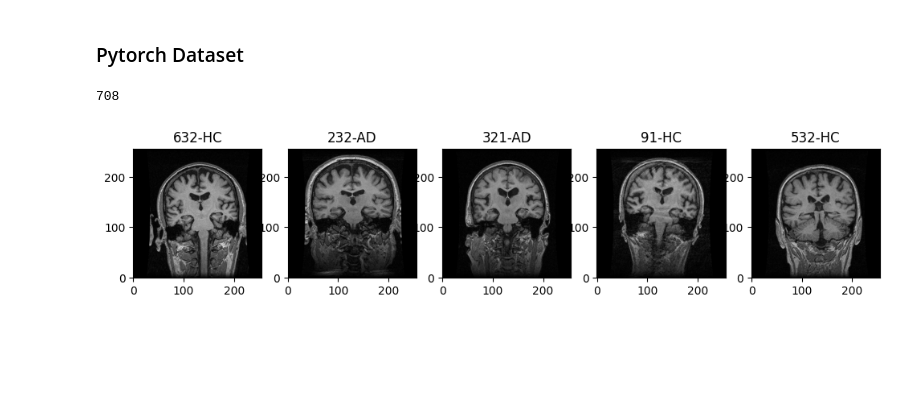
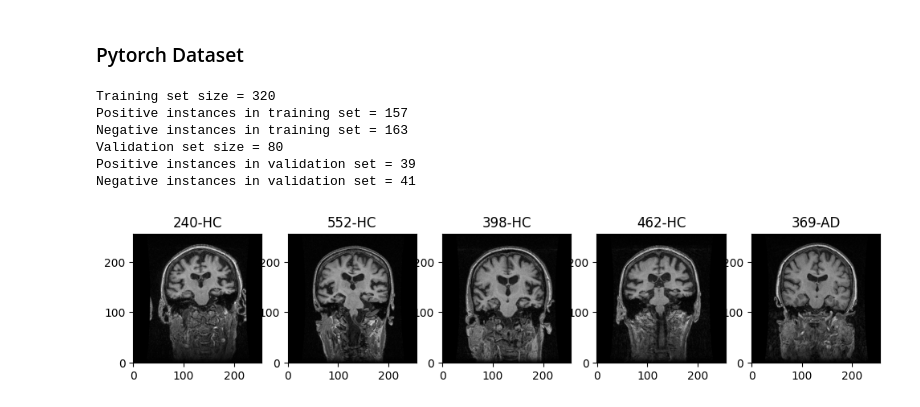
Before and after one commit to KnightTec/mlmi-project, a Jupyter notebook: miriad.ipynb, the cells around one changed output. Drawn from its saved outputs; the diff is of its cells as text; code cells hidden in the pictures; blank space fills up the shorter version.

Commit message:
Fix class imblance in miriad

```diff
--- a/miriad.ipynb
+++ b/miriad.ipynb
@@ -67,23 +43,48 @@ miriad_dataset = MiriadDataset(root="data/miriad")
-# %%
-len(miriad_dataset)
-# %% [output]
-708
+# %%
+from miriad import MiriadDataset
+
+miriad_train_dataset = MiriadDataset(root="data/miriad", train=True)
+miriad_val_dataset = MiriadDataset(root="data/miriad", train=False)
+
+print(f"Training set size = {len(miriad_train_dataset)}")
+positive_class_count = 0
+negative_class_count = 0
+for mri, label in miriad_train_dataset:
+    positive_class_count += label
+    negative_class_count += 1 - label
+print(f"Positive instances in training set = {positive_class_count}")
+print(f"Negative instances in training set = {negative_class_count}")
+print(f"Validation set size = {len(miriad_val_dataset)}")
+positive_class_count = 0
+negative_class_count = 0
+for mri, label in miriad_val_dataset:
+    positive_class_count += label
+    negative_class_count += 1 - label
+print(f"Positive instances in validation set = {positive_class_count}")
+print(f"Negative instances in validation set = {negative_class_count}")
+# %% [output]
+Training set size = 320
+Positive instances in training set = 157
+Negative instances in training set = 163
+Validation set size = 80
+Positive instances in validation set = 39
+Negative instances in validation set = 41
 # %%
 import random
 
 plt.figure(figsize=(12, 6))
 
 labels = ["AD", "HC"]
 
-indices = random.sample(range(0, len(miriad_dataset)), 5)
+indices = random.sample(range(0, len(miriad_train_dataset)), 5)
 for i, sample_index in enumerate(indices):
-    sample_data, sample_label = miriad_dataset[sample_index]  # Get the i-th sample and its label
+    sample_data, sample_label = miriad_train_dataset[sample_index]  # Get the i-th sample and its label
     mri_sample_slice = sample_data[:, :, 64]
 
     plt.subplot(1, 5, i+1)  # Create a subplot for each sample
     plt.imshow(mri_sample_slice.T, cmap='gray', origin='lower')
     plt.title(f"{sample_index}-{labels[sample_label]}")  # Display the label as the title
 
 plt.show()
 # %% [output]
-[figure, old version]
+[figure, new version]
```
Also changed, not shown: parts of 3 cells of this notebook, 4 other files.
